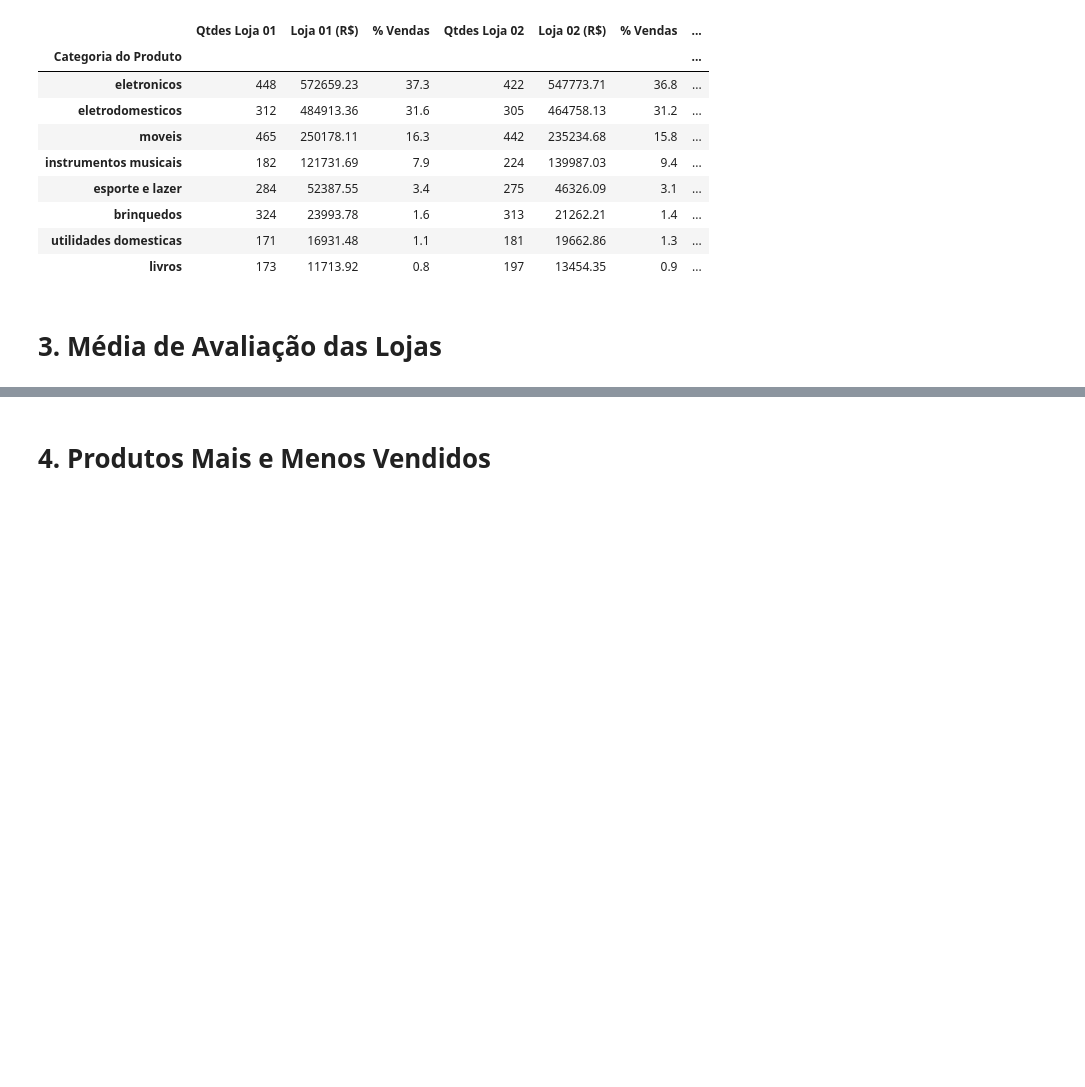
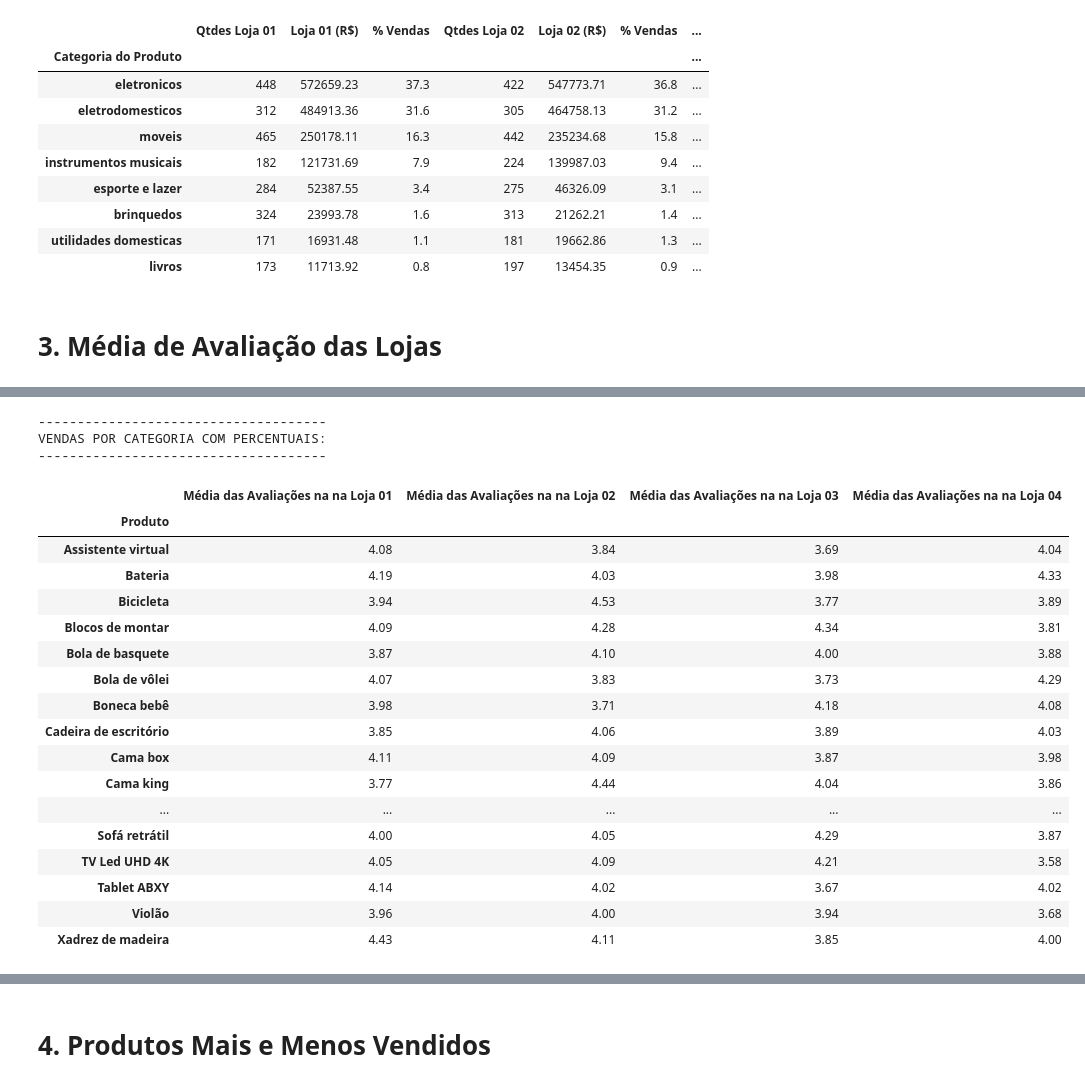
Before and after one commit to carlos-000-carlos/Challenge_1-Alura_Store-Cabral, a Jupyter notebook: AluraStoreBr.ipynb, the cells around one changed output, grey strips where cells are left out. Cells and saved outputs as stored; diff of their text form; code cells hidden in the pictures; blank space fills up the shorter version.

```diff
--- a/AluraStoreBr.ipynb
+++ b/AluraStoreBr.ipynb
@@ -360,3 +370,21 @@ VENDAS POR CATEGORIA COM PERCENTUAIS:
 | livros | 173 | 11713.92 | 0.8 | 197 | 13454.35 | 0.9 | ... |
 # %% [markdown]
 # 3. Média de Avaliação das Lojas
+# %%
+import pandas as pd
+import matplotlib.pyplot as plt
+import numpy as np
+
+medias_avaliacoes_compras = []
+avaliacoes_lojas  = []
+
+# Agora basta rodarmos um for para fazer a soma de cada loja e printar o resultado na tela das vendas de cada uma:
+for i in range(len(lojas)):
+    medias_avaliacoes_compras.append(lojas[i]['Avaliação da compra'].mean().round(2))
+    avaliacoes_lojas.append([f'Loja 0{i + 1}', medias_avaliacoes_compras[i]])
+
+avaliacoes_lojas = pd.DataFrame(avaliacoes_lojas)
+avaliacoes_lojas.columns = ['Lojas', 'Média das Avaliações']
+avaliacoes_lojas.sort_values(by='Média das Avaliações', ascending=False, inplace = True)
+avaliacoes_lojas = avaliacoes_lojas.reset_index(drop = True)
+avaliacoes_lojas
@@ -362,0 +397,41 @@ VENDAS POR CATEGORIA COM PERCENTUAIS:
+# %%
+import pandas as pd
+import IPython.display
+
+produtos_juntos = []
+
+for i in range(len(lojas)):
+    aval_produto = lojas[i].groupby('Produto')[['Avaliação da compra']].mean().round(2)
+    aval_produto = aval_produto.rename(columns={'Avaliação da compra' : f'Média das Avaliações na na Loja 0{i + 1}'})
+    produtos_juntos.append(aval_produto)
+
+# Concatena horizontalmente (axis=1) em um único DataFrame
+df_combinado_produto = pd.concat([produtos_juntos[0], produtos_juntos[1], produtos_juntos[2], produtos_juntos[3]], axis=1)
+
+print('-------------------------------------')
+print("\033[1mVENDAS POR CATEGORIA COM PERCENTUAIS:\033[0m")
+print('-------------------------------------')
+
+display(df_combinado_produto)
+# %% [output]
+-------------------------------------
+VENDAS POR CATEGORIA COM PERCENTUAIS:
+-------------------------------------
+|  | Média das Avaliações na na Loja 01 | Média das Avaliações na na Loja 02 | Média das Avaliações na na Loja 03 | Média das Avaliações na na Loja 04 |
+| Produto |  |  |  |  |
+| Assistente virtual | 4.08 | 3.84 | 3.69 | 4.04 |
+| Bateria | 4.19 | 4.03 | 3.98 | 4.33 |
+| Bicicleta | 3.94 | 4.53 | 3.77 | 3.89 |
+| Blocos de montar | 4.09 | 4.28 | 4.34 | 3.81 |
+| Bola de basquete | 3.87 | 4.10 | 4.00 | 3.88 |
+| Bola de vôlei | 4.07 | 3.83 | 3.73 | 4.29 |
+| Boneca bebê | 3.98 | 3.71 | 4.18 | 4.08 |
+| Cadeira de escritório | 3.85 | 4.06 | 3.89 | 4.03 |
+| Cama box | 4.11 | 4.09 | 3.87 | 3.98 |
+| Cama king | 3.77 | 4.44 | 4.04 | 3.86 |
+| ... | ... | ... | ... | ... |
+| Sofá retrátil | 4.00 | 4.05 | 4.29 | 3.87 |
+| TV Led UHD 4K | 4.05 | 4.09 | 4.21 | 3.58 |
+| Tablet ABXY | 4.14 | 4.02 | 3.67 | 4.02 |
+| Violão | 3.96 | 4.00 | 3.94 | 3.68 |
+| Xadrez de madeira | 4.43 | 4.11 | 3.85 | 4.00 |
```
Also changed, not shown: parts of 5 cells of this notebook.
